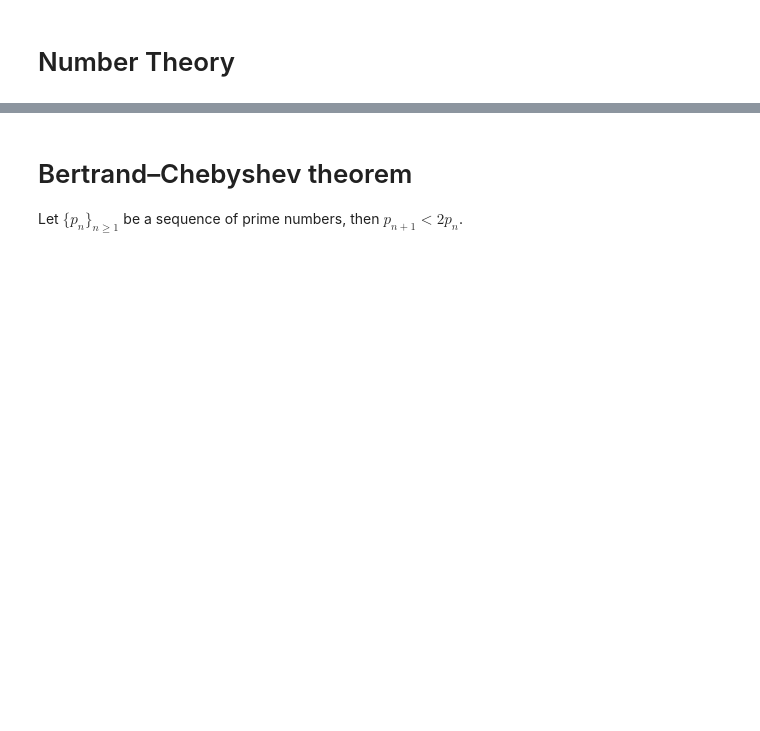
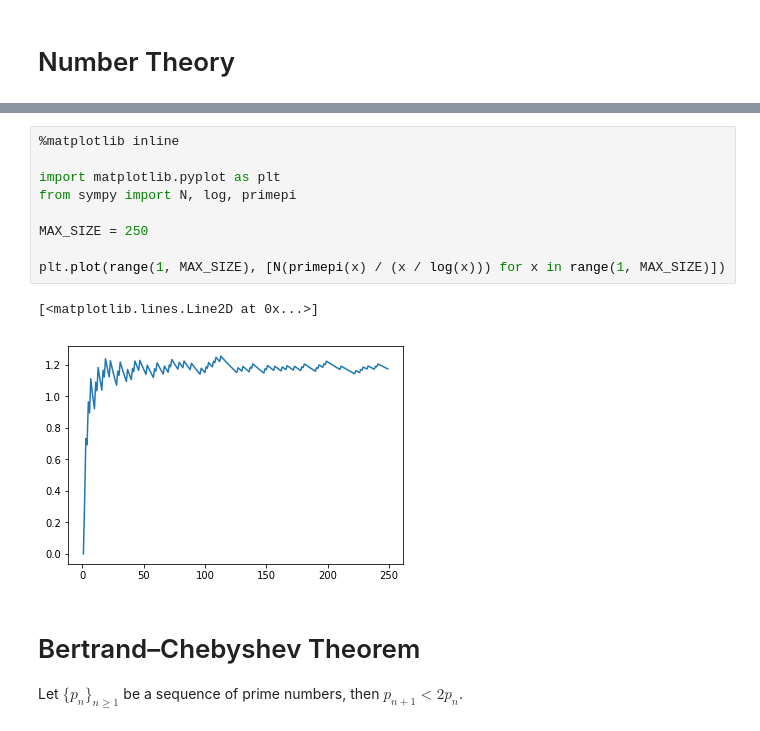
Before and after one commit to HayaoSuzuki/pyconjp2018, a Jupyter notebook: 180917slide.ipynb, the cells around one changed output, grey strips where cells are left out. Cells and saved outputs as stored; diff of their text form; blank space fills up the shorter version.

```diff
--- a/180917slide.ipynb
+++ b/180917slide.ipynb
@@ -519,4 +559,16 @@ exp(A)
+# %%
+%matplotlib inline
+
+import matplotlib.pyplot as plt
+from sympy import N, log, primepi
+
+MAX_SIZE = 250
+
+plt.plot(range(1, MAX_SIZE), [N(primepi(x) / (x / log(x))) for x in range(1, MAX_SIZE)])
+# %% [output]
+[<matplotlib.lines.Line2D at 0x...>]
+[figure, added]
 # %% [markdown]
-# Bertrand–Chebyshev theorem
+# Bertrand–Chebyshev Theorem
 
 Let $\{p_{n}\} _{n\ge1}$ be a sequence of prime numbers, then $p_{n+1} < 2p_{n}$.
```
Also changed, not shown: parts of 8 cells of this notebook.
